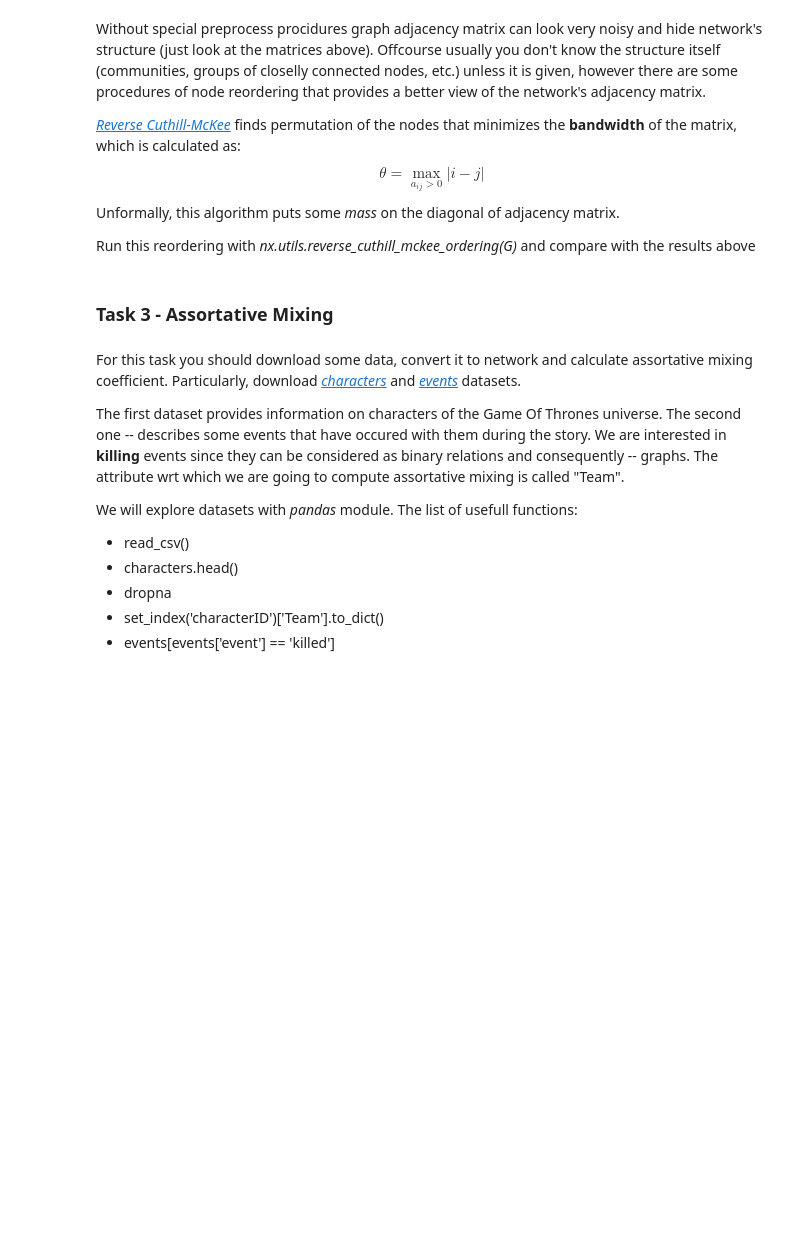
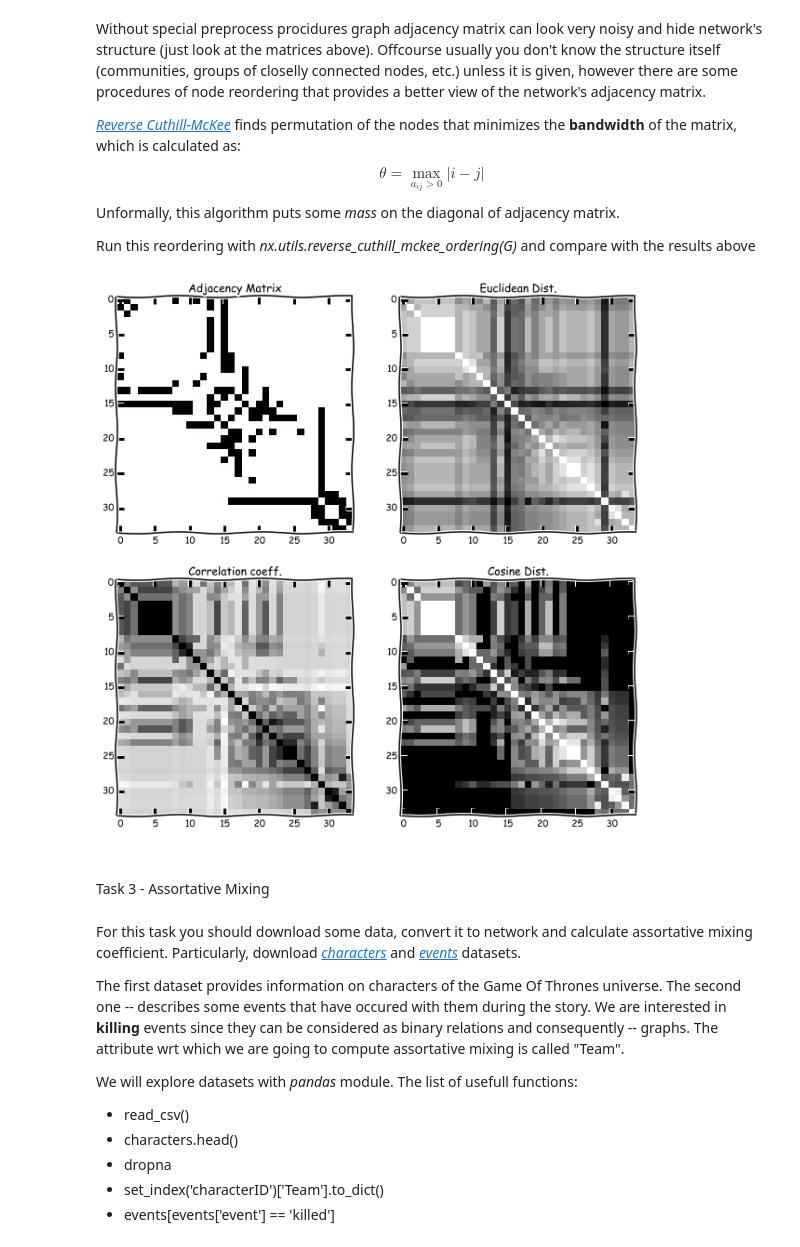
Before and after one commit to shestakoff/social_ntwks, a Jupyter notebook: struct_sim.ipynb, the cells around one changed output. Cells and saved outputs as stored; diff of their text form; code cells hidden in the pictures; blank space fills up the shorter version.

```diff
--- a/struct_sim.ipynb
+++ b/struct_sim.ipynb
@@ -42,5 +73,26 @@ Run this reordering with *nx.utils.reverse_cuthill_mckee_ordering(G)* and compar
+# %%
+# Put your code here
+#
+#
+G = nx.karate_club_graph()
+
+# run procedure
+cm = nx.utils.reverse_cuthill_mckee_ordering(G)
+# get permutation
+l = [n for n in cm]
+l
+
+A = nx.to_numpy_matrix(G)
+A = np.asarray(A)
+# apply reordering
+A = A[np.ix_(l,l)]
+
+plotDist(A)
+# %% [output]
+[figure, added]
 # %% [markdown]
-### Task 3 - Assortative Mixing
+###
+Task 3 - Assortative Mixing
 # %% [markdown]
 For this task you should download some data, convert it to network and calculate assortative mixing coefficient. Particularly, download [*characters*](https://www.dropbox.com/s/cmenu2mo20ow9ep/characters.csv?dl=0) and [*events*](https://www.dropbox.com/s/rgooboda819cvuk/events.csv?dl=0) datasets.
 
```
Also changed, not shown: parts of 12 cells of this notebook.
